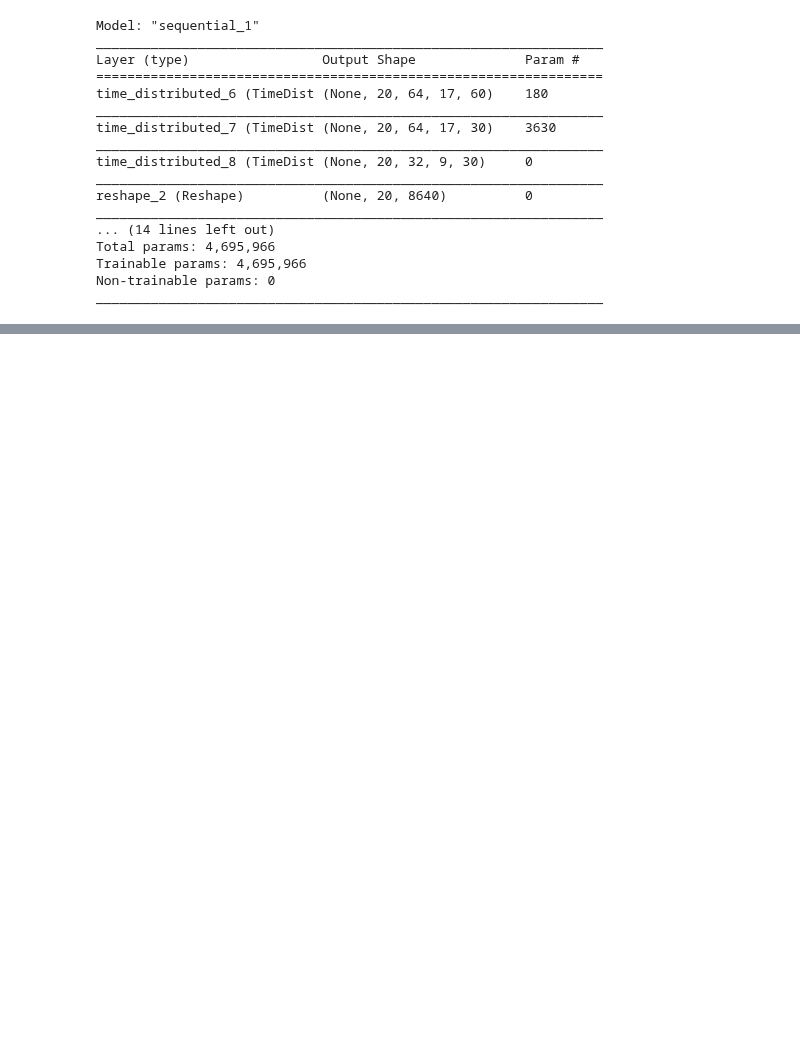
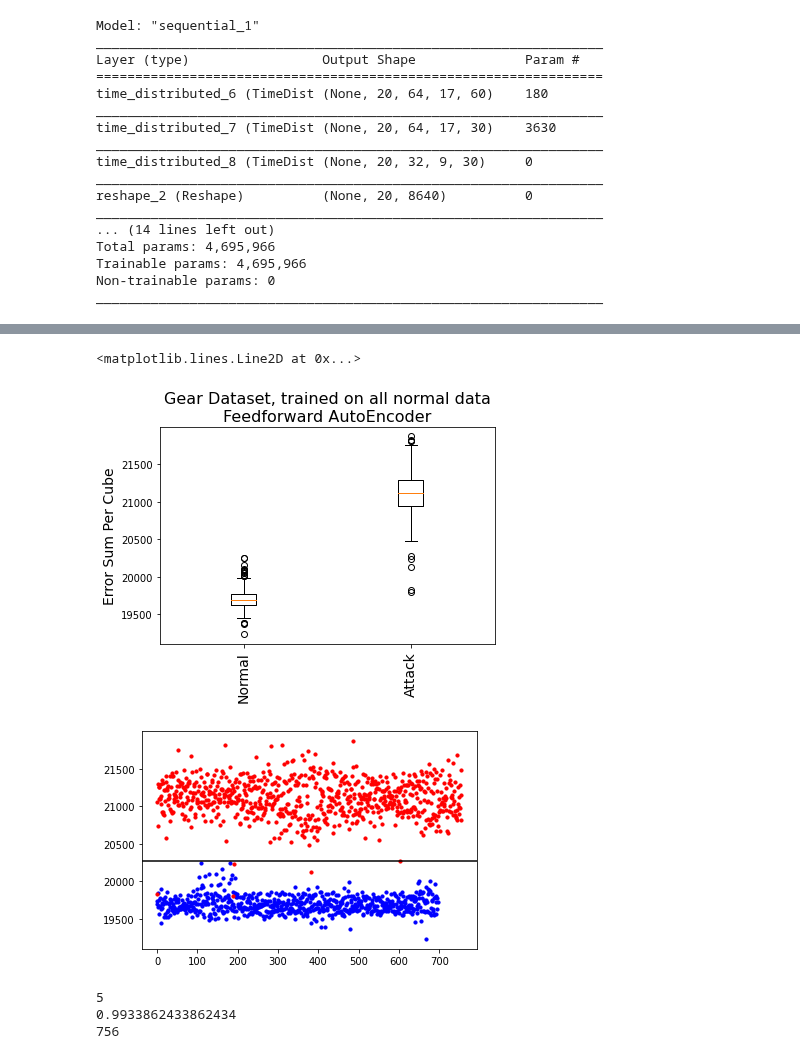
Before and after one commit to ellensanden/MLAnomalyDetection, a Jupyter notebook: test_stuff/cnn.ipynb, the cells around one changed output, grey strips where cells are left out. Drawn from its saved outputs; the diff is of its cells as text; code cells hidden in the pictures; blank space fills up the shorter version.

```diff
--- a/test_stuff/cnn.ipynb
+++ b/test_stuff/cnn.ipynb
@@ -527,0 +583,42 @@ _________________________________________________________________
+# %%
+from matplotlib import pyplot as plt
+
+f = open('normal_errors.pckl', 'rb')
+normal_errors = pickle.load(f)
+f.close()
+
+f = open('attack_errors.pckl', 'rb')
+true_attack_errors = pickle.load(f)
+f.close()
+
+plt.figure()
+plt.boxplot([normal_errors,true_attack_errors])
+plt.xticks([1,2], ['Normal','Attack'], rotation='vertical', fontsize=14)
+plt.ylabel('Error Sum Per Cube', fontsize=14)
+plt.title('Gear Dataset, trained on all normal data\nFeedforward AutoEncoder', fontsize=16)
+
+maxNormal = np.max(normal_errors) + 0.001*np.max(normal_errors)
+minAttack = np.min(true_attack_errors) - 0.01*np.max(normal_errors)
+
+plt.figure()
+#plt.scatter(np.arange(len(attack_errors)),attack_errors,c='y')
+plt.scatter(np.arange(len(normal_errors)), normal_errors,c='b',s=10 )
+plt.scatter(np.arange(len(true_attack_errors)), true_attack_errors,c='r',s=10)
+plt.axhline(y=maxNormal, color='k', linestyle='-')
+#plt.axhline(y=minAttack, color='k', linestyle='--')
+# %% [output]
+<matplotlib.lines.Line2D at 0x...>
+[figure, added]
+[figure, added]
+# %%
+maxNormal = np.max(normal_errors) + 0.001*np.max(normal_errors)
+
+false_normal = true_attack_errors[true_attack_errors<maxNormal]
+n_false_normal = len(false_normal)
+print(n_false_normal)
+print(1-n_false_normal/len(true_attack_errors))
+print(len(true_attack_errors))
+# %% [output]
+5
+0.9933862433862434
+756
```
Also changed, not shown: parts of 7 cells of this notebook, 13 other files.
